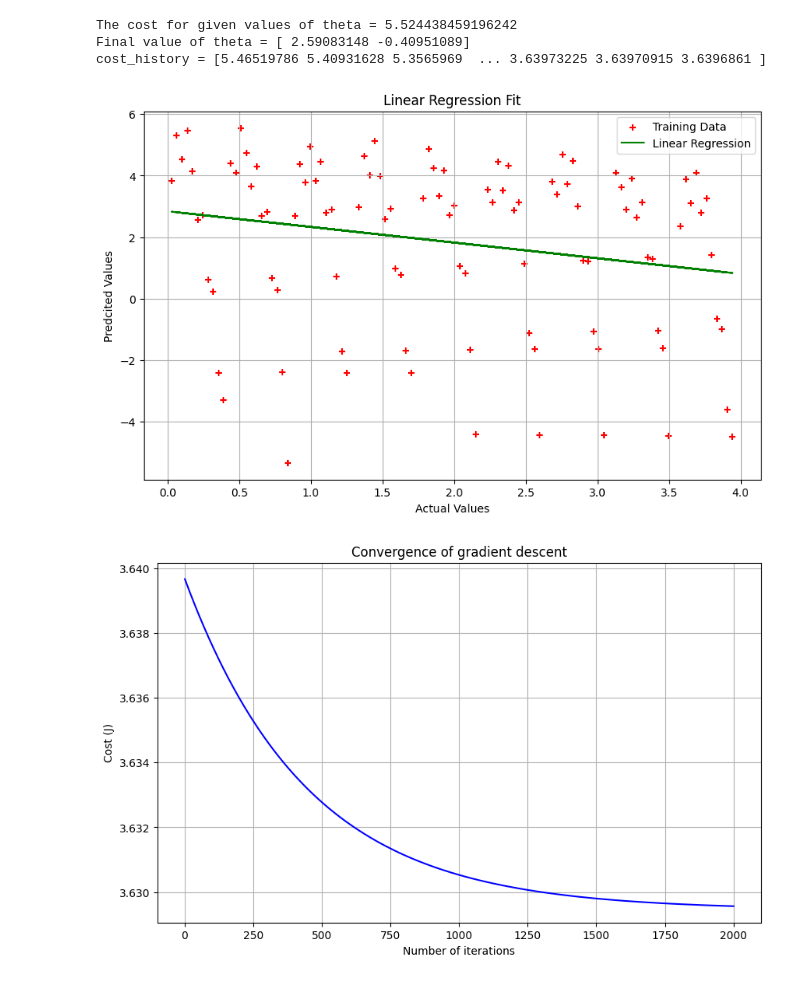
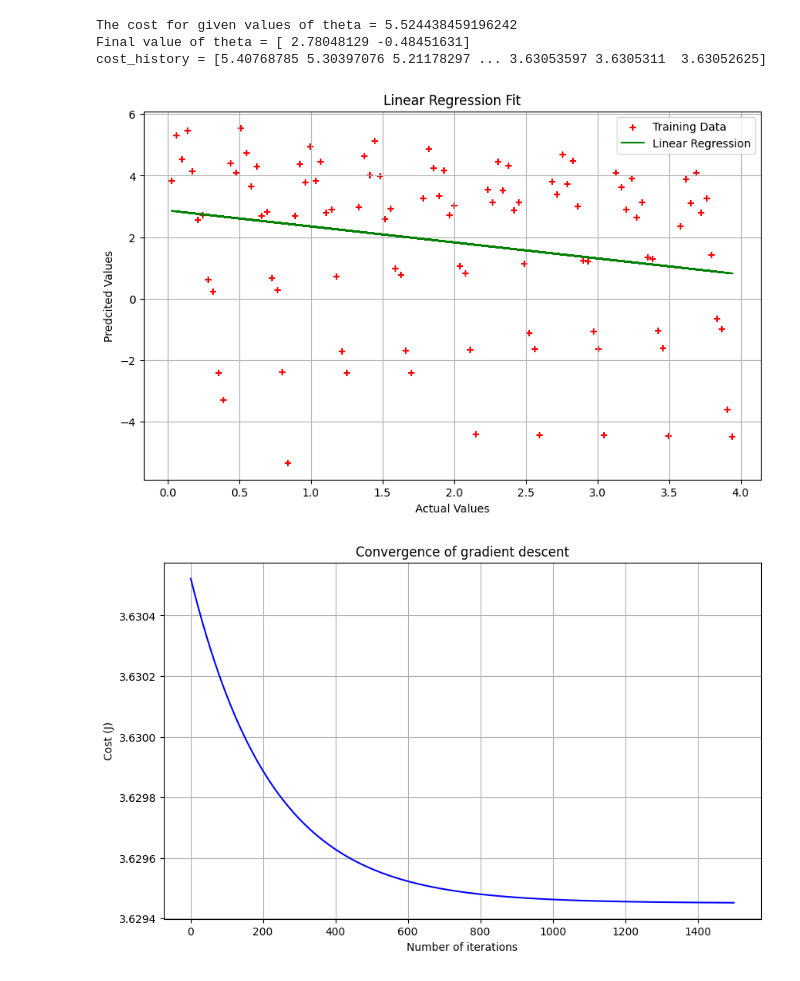
Before and after one commit to ssarker21/Introduction-to-Machine-Learning, a Jupyter notebook: Homework_1/Problem1(c).ipynb, the cells around one changed output. Drawn from its saved outputs; the diff is of its cells as text; code cells hidden in the pictures.

```diff
--- a/Homework_1/Problem1(c).ipynb
+++ b/Homework_1/Problem1(c).ipynb
@@ -51,47 +51,44 @@ def gradient_descent(X, y, theta, alpha, iterations):
 
     return theta, cost_history
 
 theta = [0., 0.]
-iterations = 2000
-alpha = 0.005
+iterations = 1500
+alpha = 0.01
 
 
 theta, cost_history = gradient_descent(X, y, theta, alpha, iterations)
 print('Final value of theta =', theta)
 print('cost_history =', cost_history)
 
 theta, cost_history = gradient_descent(X, y, theta, alpha, iterations)
 
 # Scatter plot for the training data
 plt.scatter(X[:, 1], y, color='red', marker='+', label='Training Data')
 
 # Line plot for the linear regression model
 plt.plot(X[:, 1], X.dot(theta), color='green', label='Linear Regression')
 
 # Plot customizations
 plt.rcParams["figure.figsize"] = (10, 6)
 plt.grid(True)
 plt.xlabel('Actual Values')
 plt.ylabel('Predcited Values')
 plt.title('Linear Regression Fit')
 plt.legend()
 
-# Show the plot
+fig, ax = plt.subplots(figsize=(10,6))
+ax.plot(range(1, iterations+1), cost_history, color='blue')
+ax.grid(True)
+ax.set_xlabel('Number of iterations')
+ax.set_ylabel('Cost (J)')
+ax.set_title('Convergence of gradient descent')
+
+from matplotlib.ticker import ScalarFormatter
+ax.yaxis.set_major_formatter(ScalarFormatter(useOffset=False))
 plt.show()
-
-plt.plot(range(1, iterations + 1), cost_history, color='blue')
-plt.rcParams["figure.figsize"] = (10, 6)
-plt.grid(True)
-
-plt.xlabel('Number of iterations')
-plt.ylabel('Cost (J)')
-plt.title('Convergence of gradient descent')
-
-# Show the plot
-plt.show()
 # %% [output]
 The cost for given values of theta = 5.524438459196242
-Final value of theta = [ 2.59083148 -0.40951089]
-cost_history = [5.46519786 5.40931628 5.3565969  ... 3.63973225 3.63970915 3.6396861 ]
+Final value of theta = [ 2.78048129 -0.48451631]
+cost_history = [5.40768785 5.30397076 5.21178297 ... 3.63053597 3.6305311  3.63052625]
 [figure]
-[figure, old version]
+[figure, new version]
```
